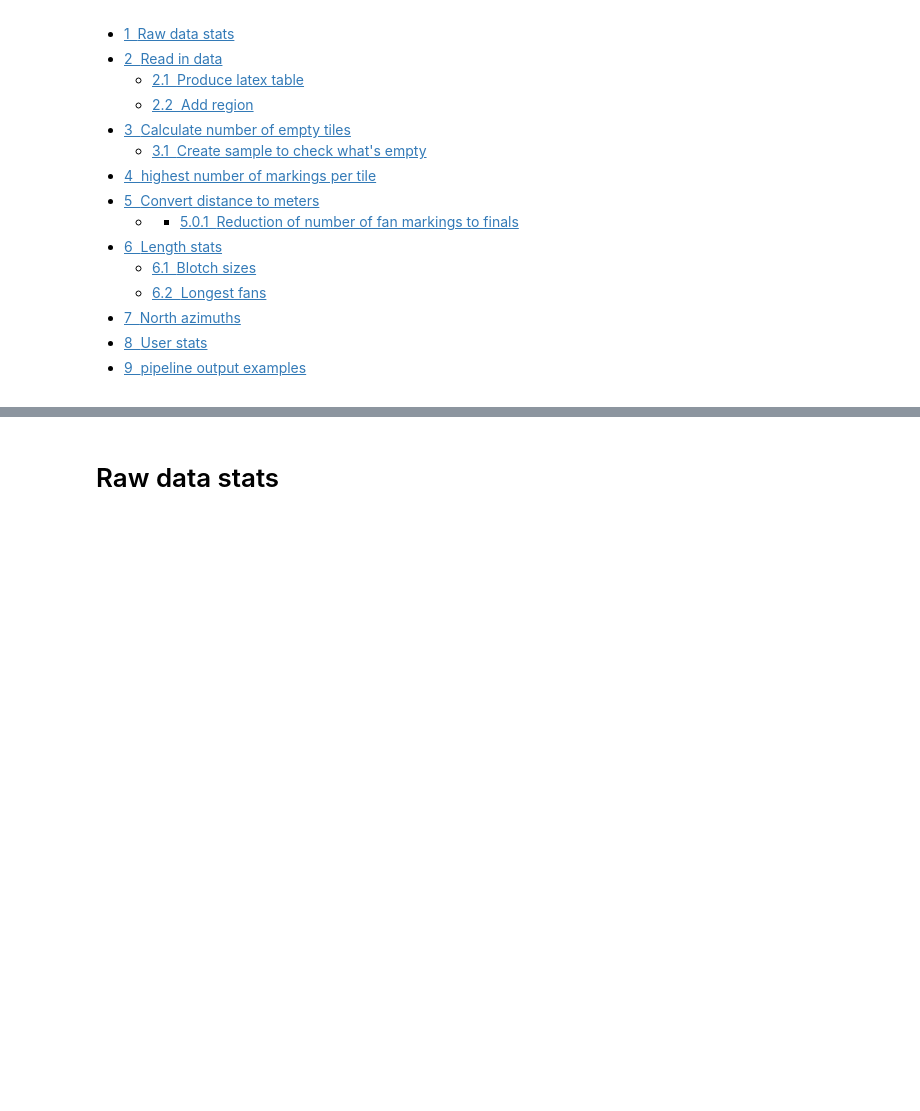
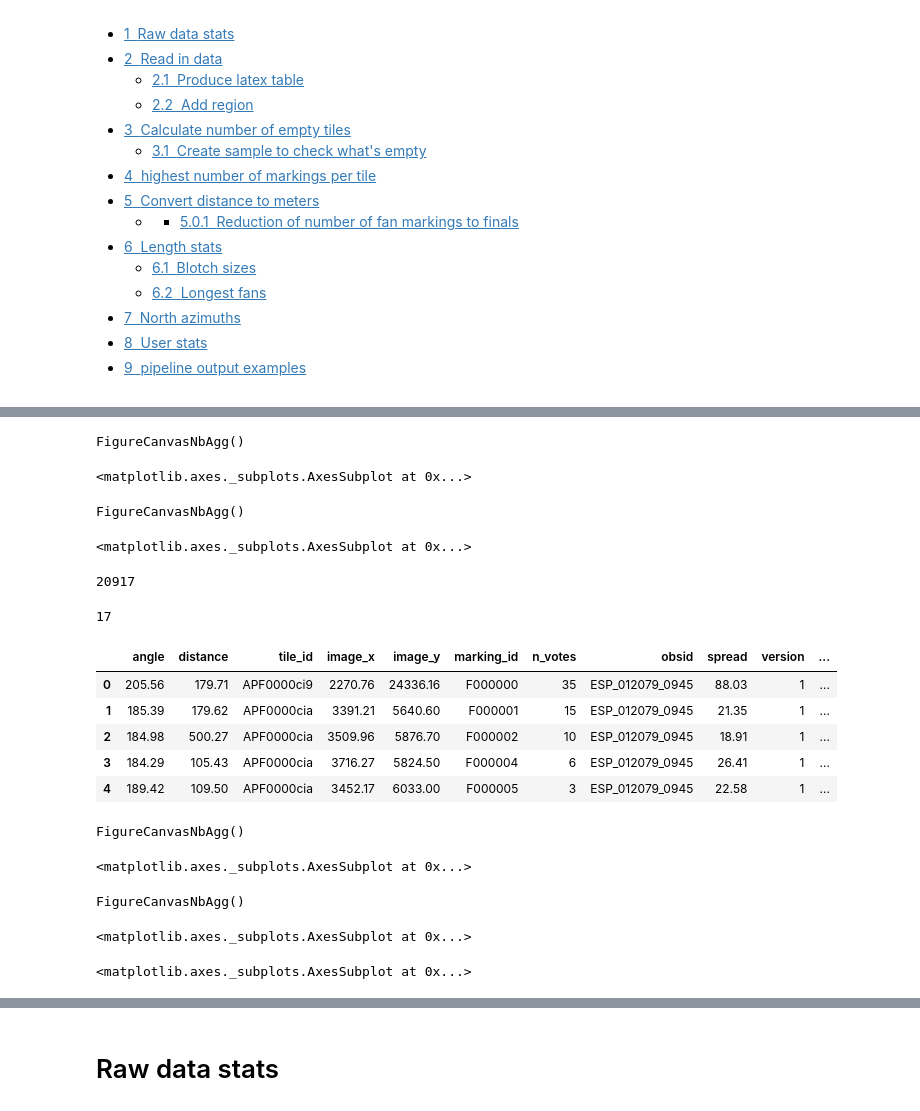
Before and after one commit to michaelaye/planet4, a Jupyter notebook: notebooks/catalog_stats.ipynb, the cells around one changed output, grey strips where cells are left out. Cells and saved outputs as stored; diff of their text form; code cells hidden in the pictures; blank space fills up the shorter version.

```diff
--- a/notebooks/catalog_stats.ipynb
+++ b/notebooks/catalog_stats.ipynb
@@ -12,0 +49,45 @@ from planet4.catalog_production import ReleaseManager
+# %%
+counts.plot(c='r')
+# %% [output]
+FigureCanvasNbAgg()
+<matplotlib.axes._subplots.AxesSubplot at 0x...>
+# %%
+plt.figure()
+counts.hist()
+# %% [output]
+FigureCanvasNbAgg()
+<matplotlib.axes._subplots.AxesSubplot at 0x...>
+# %%
+counts.max()
+# %% [output]
+20917
+# %%
+counts.min()
+# %% [output]
+17
+# %%
+fans.head()
+# %% [output]
+|  | angle | distance | tile_id | image_x | image_y | marking_id | n_votes | obsid | spread | version | ... |
+| 0 | 205.56 | 179.71 | APF0000ci9 | 2270.76 | 24336.16 | F000000 | 35 | ESP_012079_0945 | 88.03 | 1 | ... |
+| 1 | 185.39 | 179.62 | APF0000cia | 3391.21 | 5640.60 | F000001 | 15 | ESP_012079_0945 | 21.35 | 1 | ... |
+| 2 | 184.98 | 500.27 | APF0000cia | 3509.96 | 5876.70 | F000002 | 10 | ESP_012079_0945 | 18.91 | 1 | ... |
+| 3 | 184.29 | 105.43 | APF0000cia | 3716.27 | 5824.50 | F000004 | 6 | ESP_012079_0945 | 26.41 | 1 | ... |
+| 4 | 189.42 | 109.50 | APF0000cia | 3452.17 | 6033.00 | F000005 | 3 | ESP_012079_0945 | 22.58 | 1 | ... |
+# %%
+plt.figure(constrained_layout=True)
+counts[:20].plot.bar()
+# %% [output]
+FigureCanvasNbAgg()
+<matplotlib.axes._subplots.AxesSubplot at 0x...>
+# %%
+plt.figure()
+counts[:10].plot(use_index=True)
+# %% [output]
+FigureCanvasNbAgg()
+<matplotlib.axes._subplots.AxesSubplot at 0x...>
+# %%
+plt.figure()
+counts[:10]
+# %% [output]
+<matplotlib.axes._subplots.AxesSubplot at 0x...>
```
Also changed, not shown: parts of 18 cells of this notebook, 8 other files.
